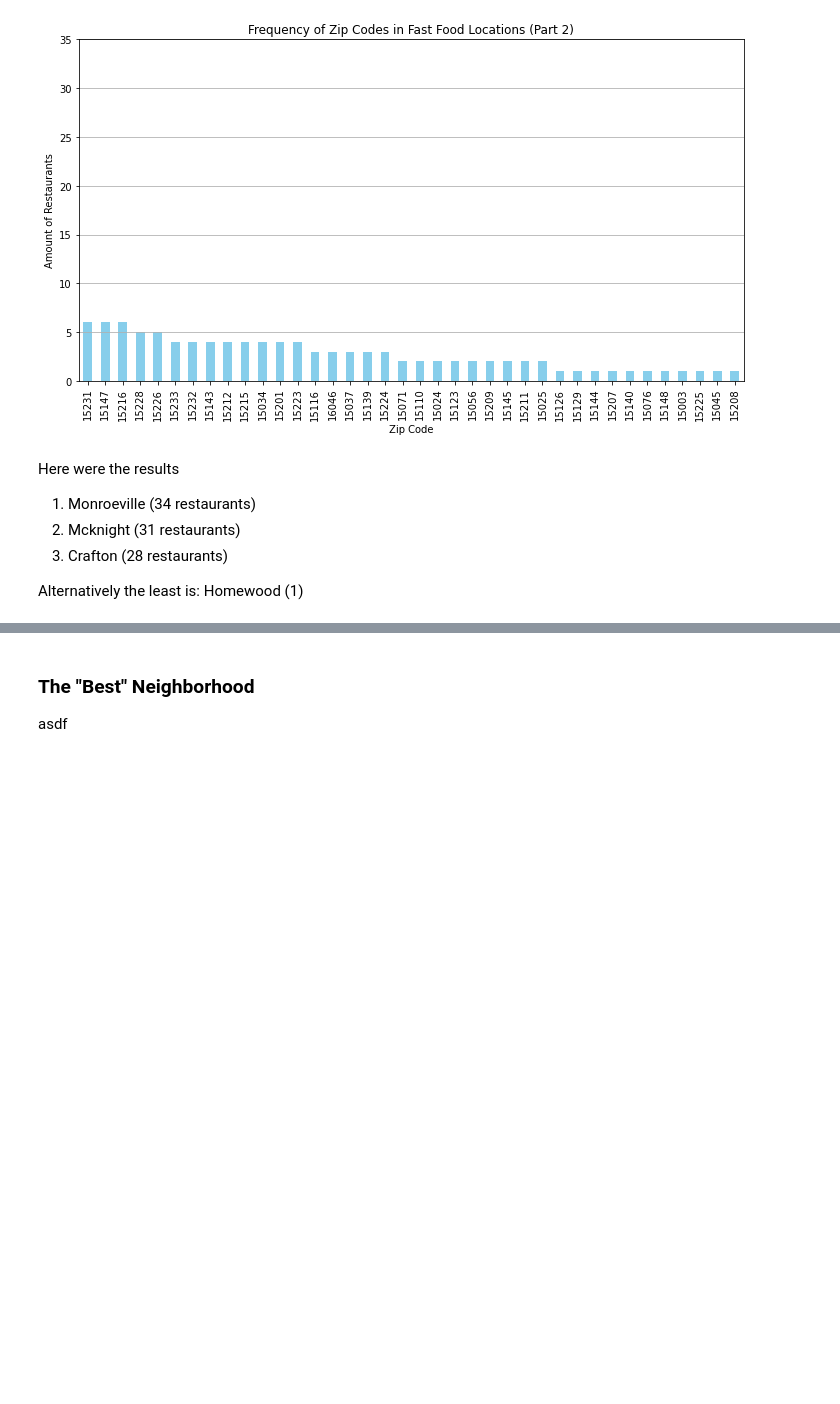
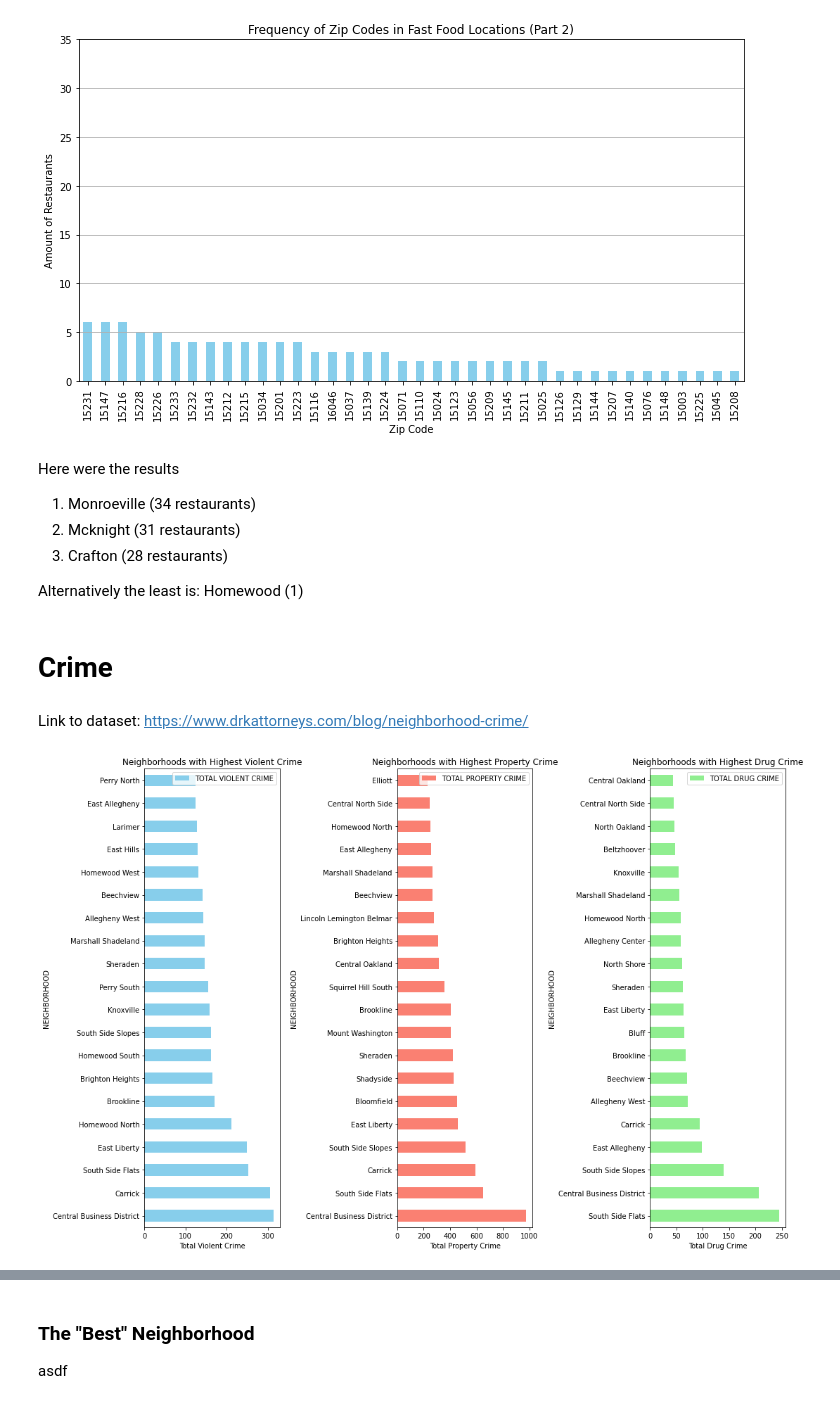
Before and after one commit to CrossTheSauce5/Final-Project, a Jupyter notebook: FINAL-PROJECT.ipynb, the cells around one changed output, grey strips where cells are left out. Saved outputs shown, nothing was run; the diff lists cells and outputs as text; code cells hidden in the pictures; blank space fills up the shorter version.

```diff
--- a/FINAL-PROJECT.ipynb
+++ b/FINAL-PROJECT.ipynb
@@ -108,3 +108,40 @@ Here were the results
 3. Crafton (28 restaurants)
 
 Alternatively the least is: Homewood (1)
+# %% [markdown]
+# Crime
+# %% [markdown]
+Link to dataset: https://www.drkattorneys.com/blog/neighborhood-crime/
+# %%
+import pandas as pd
+import matplotlib.pyplot as plt
+
+# Reading the dataset from the Google Sheets link
+url = "https://docs.google.com/spreadsheets/d/e/2PACX-1vT2tPJ6wWs68mu9-Kx1Gi-TiLUKrFYTumZBPdc3-zzirs1DWHXx5p_IxuRfehdN8ZjEDEYG8W6bgEWQ/pub?gid=0&single=true&output=csv"
+df = pd.read_csv(url)
+
+# Plotting
+fig, axes = plt.subplots(1, 3, figsize=(15, 10))  # Adjusted figsize for better visualization
+
+# Finding neighborhoods with the highest amount of crimes
+highest_violent_crime = df.nlargest(20, 'TOTAL VIOLENT CRIME')
+highest_property_crime = df.nlargest(20, 'TOTAL PROPERTY CRIME')
+highest_drug_crime = df.nlargest(20, 'TOTAL DRUG CRIME')
+
+# Plotting neighborhoods with the highest amount of crimes
+highest_violent_crime.plot(kind='barh', x='NEIGHBORHOOD', y='TOTAL VIOLENT CRIME', ax=axes[0], color='skyblue')
+axes[0].set_title('Neighborhoods with Highest Violent Crime')
+axes[0].set_xlabel('Total Violent Crime')
+
+highest_property_crime.plot(kind='barh', x='NEIGHBORHOOD', y='TOTAL PROPERTY CRIME', ax=axes[1], color='salmon')
+axes[1].set_title('Neighborhoods with Highest Property Crime')
+axes[1].set_xlabel('Total Property Crime')
+
+highest_drug_crime.plot(kind='barh', x='NEIGHBORHOOD', y='TOTAL DRUG CRIME', ax=axes[2], color='lightgreen')
+axes[2].set_title('Neighborhoods with Highest Drug Crime')
+axes[2].set_xlabel('Total Drug Crime')
+
+plt.tight_layout()
+plt.show()
+# %% [output]
+[figure, added]
```
Also changed, not shown: parts of 2 cells of this notebook.
